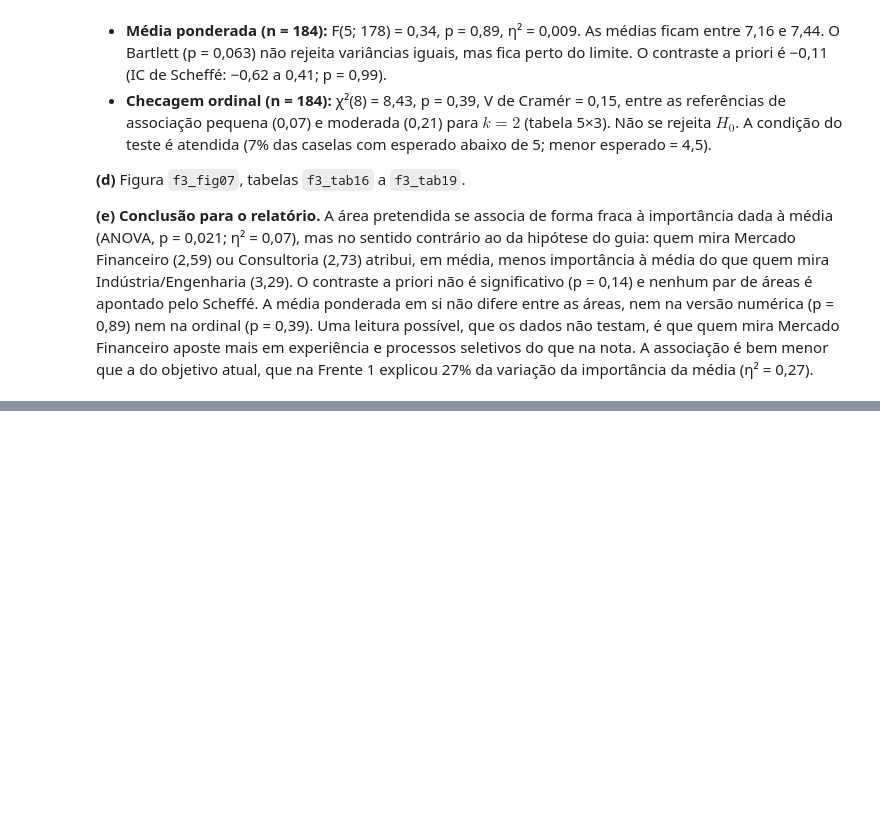
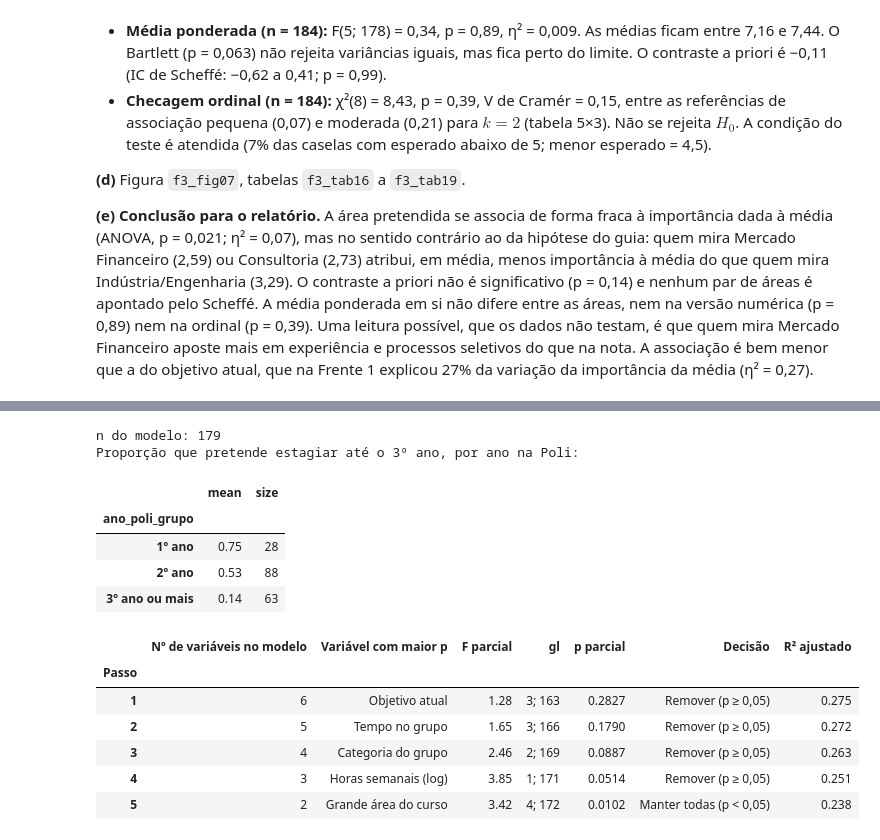
Before and after one commit to psallescard/estudo-grupos-de-extensao, a Jupyter notebook: notebooks/02_Carreira_Trajetoria_Objetivos.ipynb, the cells around one changed output, grey strips where cells are left out. Saved outputs shown, nothing was run; the diff lists cells and outputs as text; code cells hidden in the pictures; blank space fills up the shorter version.

```diff
--- a/notebooks/02_Carreira_Trajetoria_Objetivos.ipynb
+++ b/notebooks/02_Carreira_Trajetoria_Objetivos.ipynb
@@ -550,0 +574,24 @@ p6_ordinal_result
+# %%
+p7_data = analysis_sample(df, REGRESSION_COLUMNS)
+print(f"n do modelo: {len(p7_data)}")
+print("Proporção que pretende estagiar até o 3º ano, por ano na Poli:")
+display(p7_data.groupby("ano_poli_grupo", observed=True)["estagio_ate_3ano"].agg(["mean", "size"]).round(2))
+
+p7_steps, p7_final, p7_kept = backward_elimination(p7_data, "estagio_ate_3ano", REGRESSION_BLOCKS)
+p7_steps.to_csv(TAB_DIR / "f3_tab20_p7_eliminacao_f_parcial.csv")
+p7_steps
+# %% [output]
+n do modelo: 179
+Proporção que pretende estagiar até o 3º ano, por ano na Poli:
+|  | mean | size |
+| ano_poli_grupo |  |  |
+| 1º ano | 0.75 | 28 |
+| 2º ano | 0.53 | 88 |
+| 3º ano ou mais | 0.14 | 63 |
+|  | Nº de variáveis no modelo | Variável com maior p | F parcial | gl | p parcial | Decisão | R² ajustado |
+| Passo |  |  |  |  |  |  |  |
+| 1 | 6 | Objetivo atual | 1.28 | 3; 163 | 0.2827 | Remover (p ≥ 0,05) | 0.275 |
+| 2 | 5 | Tempo no grupo | 1.65 | 3; 166 | 0.1790 | Remover (p ≥ 0,05) | 0.272 |
+| 3 | 4 | Categoria do grupo | 2.46 | 2; 169 | 0.0887 | Remover (p ≥ 0,05) | 0.263 |
+| 4 | 3 | Horas semanais (log) | 3.85 | 1; 171 | 0.0514 | Remover (p ≥ 0,05) | 0.251 |
+| 5 | 2 | Grande área do curso | 3.42 | 4; 172 | 0.0102 | Manter todas (p < 0,05) | 0.238 |
```
Also changed, not shown: parts of 6 cells of this notebook, 5 other files.
